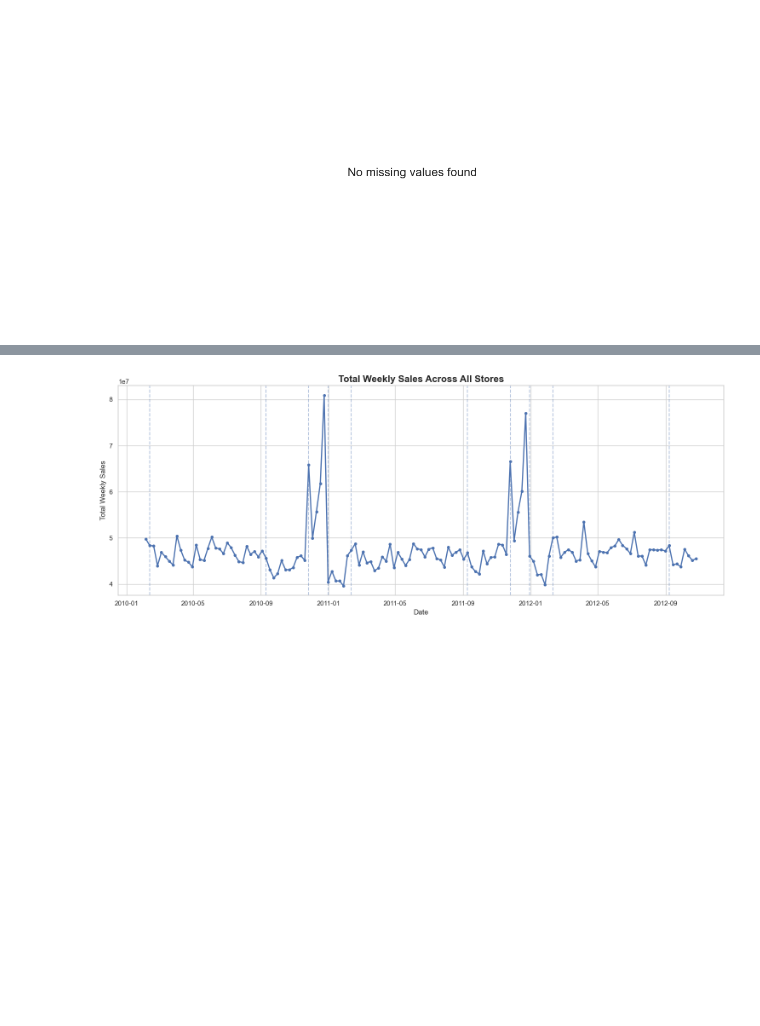
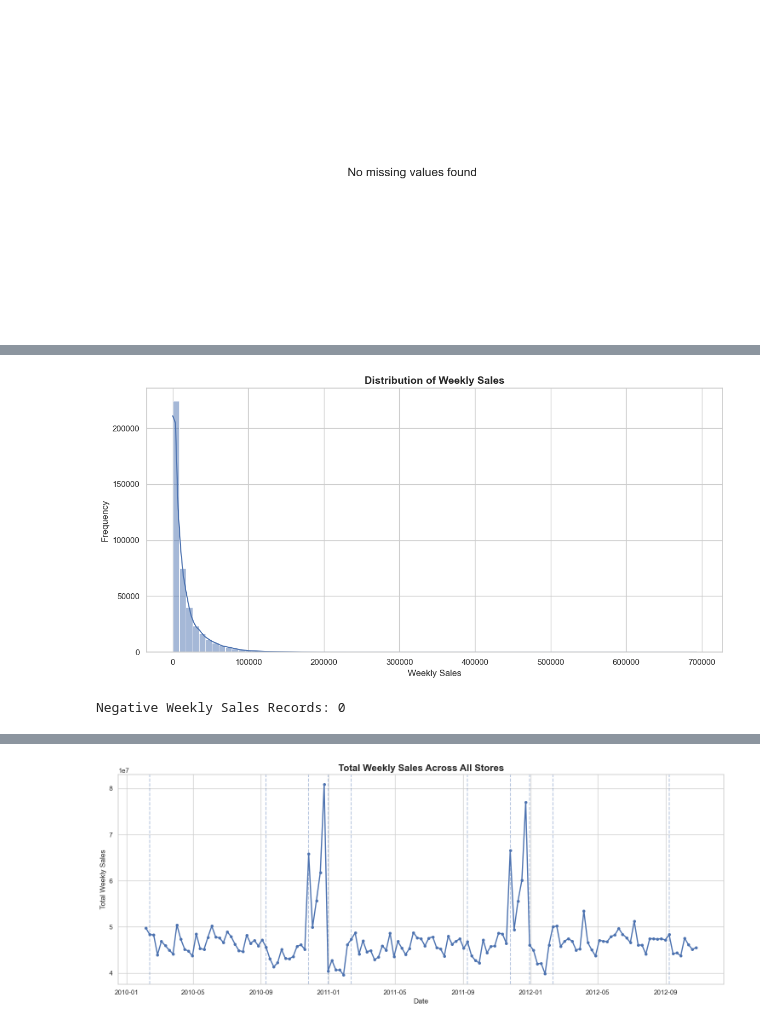
Before and after one commit to RahulN25/sales-forecasting-inventory-optimization, a Jupyter notebook: notebooks/02_exploratory_data_analysis.ipynb, the cells around one changed output, grey strips where cells are left out. Cells and saved outputs as stored; diff of their text form; code cells hidden in the pictures; blank space fills up the shorter version.

```diff
--- a/notebooks/02_exploratory_data_analysis.ipynb
+++ b/notebooks/02_exploratory_data_analysis.ipynb
@@ -40,0 +58,15 @@ plot_missing_values(df)
+# %%
+import matplotlib.pyplot as plt
+import seaborn as sns
+plt.figure(figsize=(12, 6))
+sns.histplot(df["Weekly_Sales"], bins=80, kde=True)
+plt.title("Distribution of Weekly Sales", fontsize=14, fontweight="bold")
+plt.xlabel("Weekly Sales")
+plt.ylabel("Frequency")
+plt.tight_layout()
+plt.show()
+
+print("Negative Weekly Sales Records:", (df["Weekly_Sales"] < 0).sum())
+# %% [output]
+[figure, added]
+Negative Weekly Sales Records: 0
```
Also changed, not shown: parts of 13 cells of this notebook, 6 other files.
